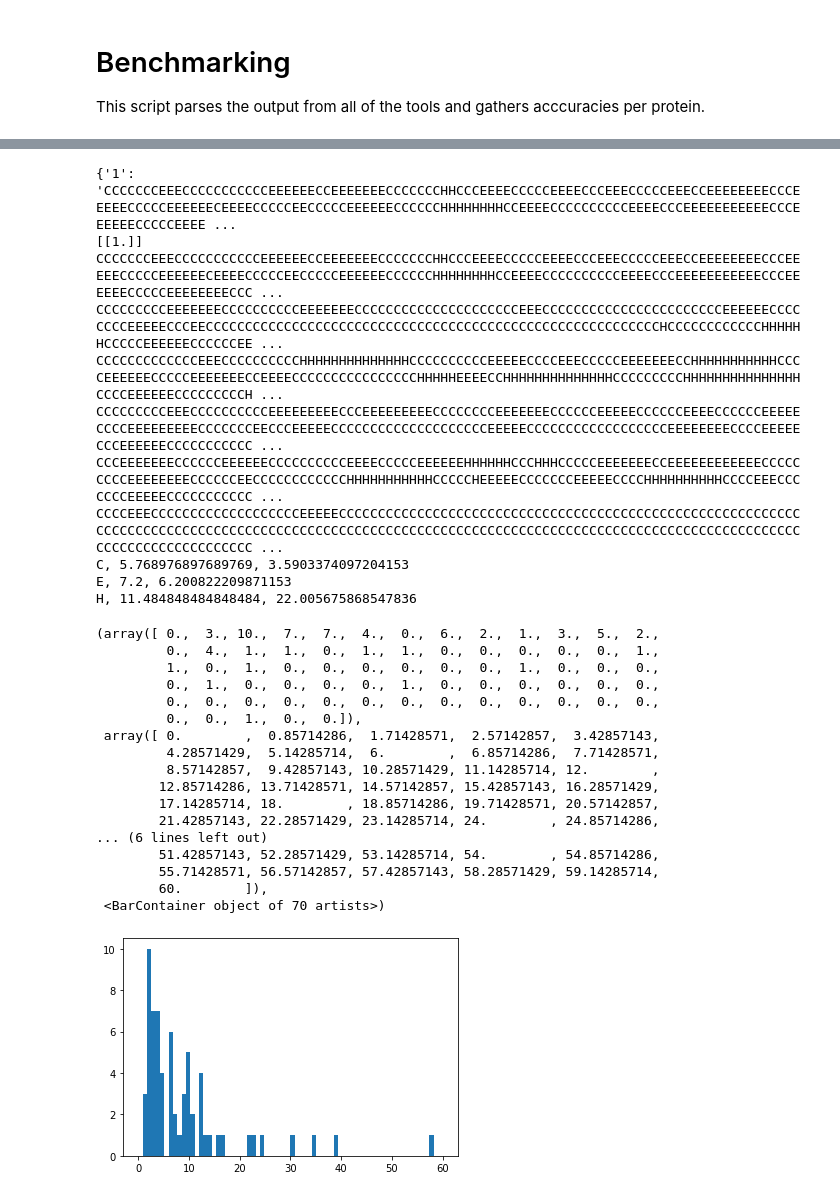
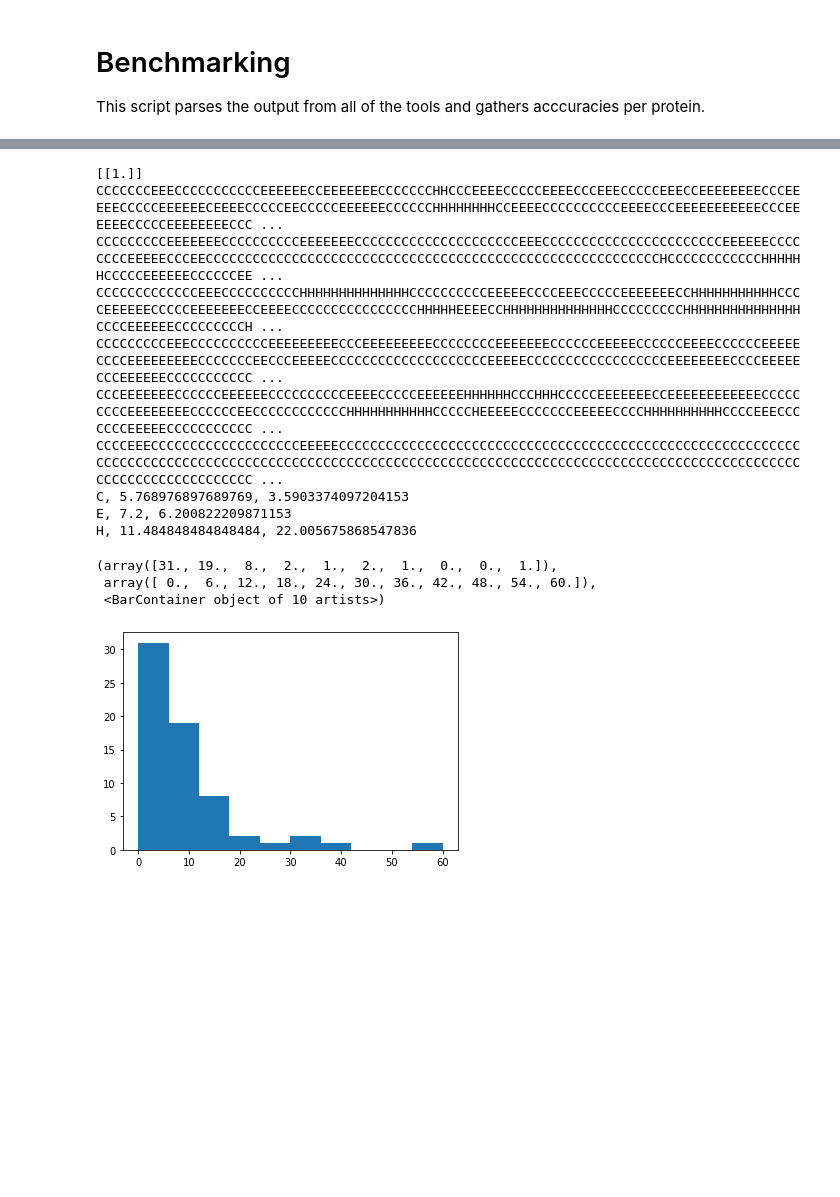
Before and after one commit to Dreycey/DebruijnExtend, a Jupyter notebook: src/py_notebooks/benchmarkinig_analysis.ipynb, the cells around one changed output, grey strips where cells are left out. Cells and saved outputs as stored; diff of their text form; code cells hidden in the pictures; blank space fills up the shorter version.

```diff
--- a/src/py_notebooks/benchmarkinig_analysis.ipynb
+++ b/src/py_notebooks/benchmarkinig_analysis.ipynb
@@ -438,8 +356,9 @@ TypeError: bad operand type for abs(): 'set'
 # %%
-p_debext = "debext_spike_proteins"
-p_p4pred = "s4pred_spike_proteins"
-p_porter5 = "porter5_spike_proteins"
-p_spider = "spider2_spike_proteins"
+prev_path = "../../benchmarking/tools/"
+p_debext = prev_path+"debext_spike_proteins"
+p_p4pred = prev_path+"s4pred_spike_proteins"
+p_porter5 = prev_path+"porter5_spike_proteins"
+p_spider = prev_path+"spider2_spike_proteins"
 
 
 ############
@@ -499,7 +418,6 @@ for row, tool in enumerate(tool_predictions):
         std = np.std(count_dict[ss3])
         print(f"{ss3}, {avg}, {std}")
 
-plt.hist(count_dict['H'], bins=70, range=(0,60))
+plt.hist(count_dict['H'], bins=10, range=(0,60))
 # %% [output]
-{'1': 'CCCCCCCEEECCCCCCCCCCCEEEEEECCEEEEEEECCCCCCCHHCCCEEEECCCCCEEEECCCEEECCCCCEEECCEEEEEEEECCCEEEEECCCCCEEEEEECEEEECCCCCEECCCCCEEEEEECCCCCCHHHHHHHHCCEEEECCCCCCCCCCEEEECCCEEEEEEEEEEECCCEEEEEECCCCCEEEE ...
 [[1.]]
@@ -512,24 +430,10 @@ CCCCEEECCCCCCCCCCCCCCCCCCCEEEEECCCCCCCCCCCCCCCCCCCCCCCCCCCCCCCCCCCCCCCCCCCCCCCCC
 C, 5.768976897689769, 3.5903374097204153
 E, 7.2, 6.200822209871153
 H, 11.484848484848484, 22.005675868547836
-(array([ 0.,  3., 10.,  7.,  7.,  4.,  0.,  6.,  2.,  1.,  3.,  5.,  2.,
-         0.,  4.,  1.,  1.,  0.,  1.,  1.,  0.,  0.,  0.,  0.,  0.,  1.,
-         1.,  0.,  1.,  0.,  0.,  0.,  0.,  0.,  0.,  1.,  0.,  0.,  0.,
-         0.,  1.,  0.,  0.,  0.,  0.,  1.,  0.,  0.,  0.,  0.,  0.,  0.,
-         0.,  0.,  0.,  0.,  0.,  0.,  0.,  0.,  0.,  0.,  0.,  0.,  0.,
-         0.,  0.,  1.,  0.,  0.]),
- array([ 0.        ,  0.85714286,  1.71428571,  2.57142857,  3.42857143,
-         4.28571429,  5.14285714,  6.        ,  6.85714286,  7.71428571,
-         8.57142857,  9.42857143, 10.28571429, 11.14285714, 12.        ,
-        12.85714286, 13.71428571, 14.57142857, 15.42857143, 16.28571429,
-        17.14285714, 18.        , 18.85714286, 19.71428571, 20.57142857,
-        21.42857143, 22.28571429, 23.14285714, 24.        , 24.85714286,
-... (6 lines left out)
-        51.42857143, 52.28571429, 53.14285714, 54.        , 54.85714286,
-        55.71428571, 56.57142857, 57.42857143, 58.28571429, 59.14285714,
-        60.        ]),
- <BarContainer object of 70 artists>)
+(array([31., 19.,  8.,  2.,  1.,  2.,  1.,  0.,  0.,  1.]),
+ array([ 0.,  6., 12., 18., 24., 30., 36., 42., 48., 54., 60.]),
+ <BarContainer object of 10 artists>)
-[figure, old version]
+[figure, new version]
 # %%
 [phage_psipred, phage_porter5, phage_spider, phage_debExt]
 C, 9.389380530973451, 8.916955737035938, phage_debExt
```
Also changed, not shown: parts of 9 cells of this notebook.
